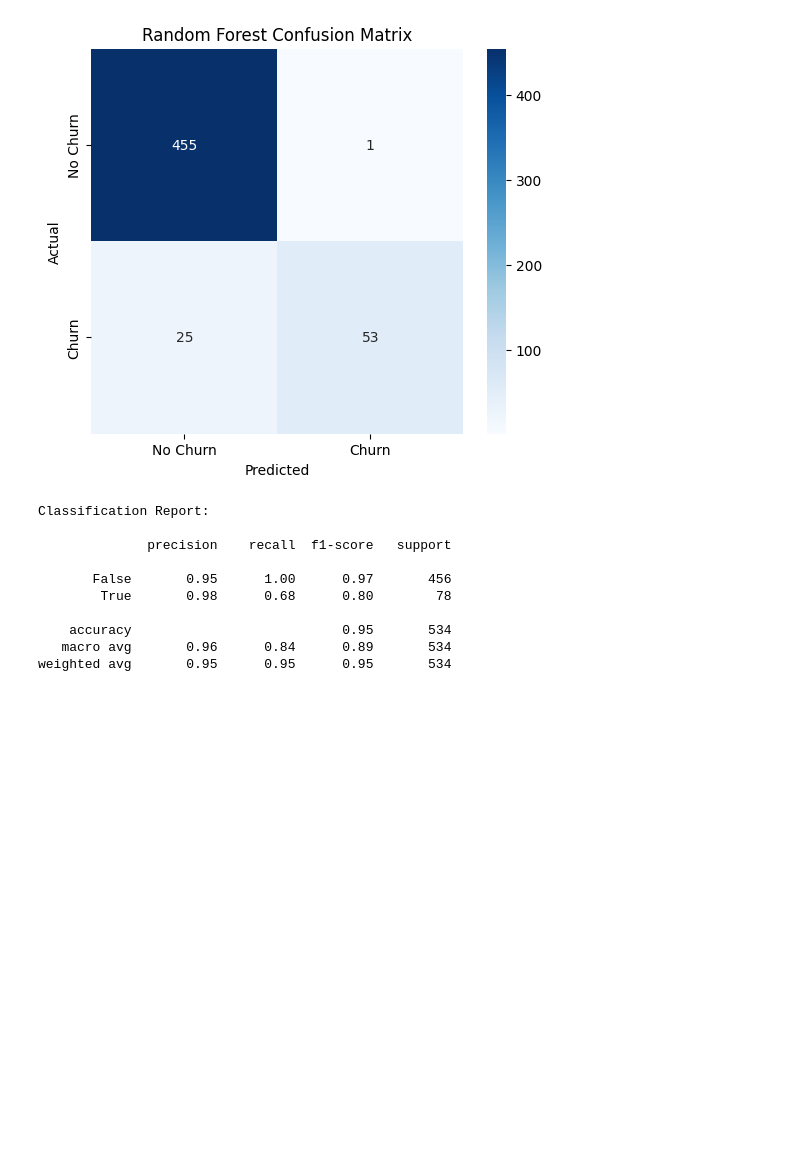
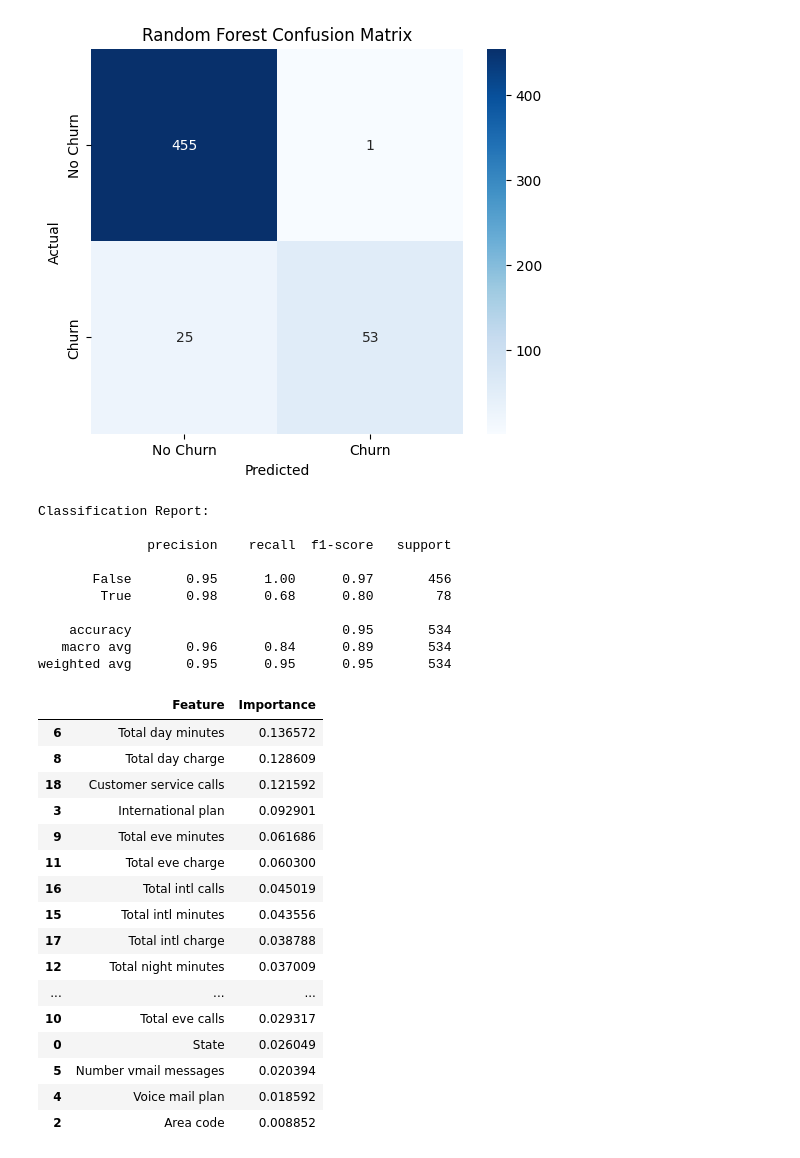
Before and after one commit to Ruchitha-006/CODVEDA_ML_INTERNSHIP, a Jupyter notebook: Level_3/Task_5_Random_Forest.ipynb, the cells around one changed output. Cells and saved outputs as stored; diff of their text form; code cells hidden in the pictures; blank space fills up the shorter version.

```diff
--- a/Level_3/Task_5_Random_Forest.ipynb
+++ b/Level_3/Task_5_Random_Forest.ipynb
@@ -286,3 +286,35 @@ Classification Report:
     accuracy                           0.95       534
    macro avg       0.96      0.84      0.89       534
 weighted avg       0.95      0.95      0.95       534
+# %%
+# Feature Importance
+
+feature_importance = pd.DataFrame({
+    "Feature": X.columns,
+    "Importance": model.feature_importances_
+})
+
+feature_importance = feature_importance.sort_values(
+    by="Importance",
+    ascending=False
+)
+
+feature_importance
+# %% [output]
+|  | Feature | Importance |
+| 6 | Total day minutes | 0.136572 |
+| 8 | Total day charge | 0.128609 |
+| 18 | Customer service calls | 0.121592 |
+| 3 | International plan | 0.092901 |
+| 9 | Total eve minutes | 0.061686 |
+| 11 | Total eve charge | 0.060300 |
+| 16 | Total intl calls | 0.045019 |
+| 15 | Total intl minutes | 0.043556 |
+| 17 | Total intl charge | 0.038788 |
+| 12 | Total night minutes | 0.037009 |
+| ... | ... | ... |
+| 10 | Total eve calls | 0.029317 |
+| 0 | State | 0.026049 |
+| 5 | Number vmail messages | 0.020394 |
+| 4 | Voice mail plan | 0.018592 |
+| 2 | Area code | 0.008852 |
```
